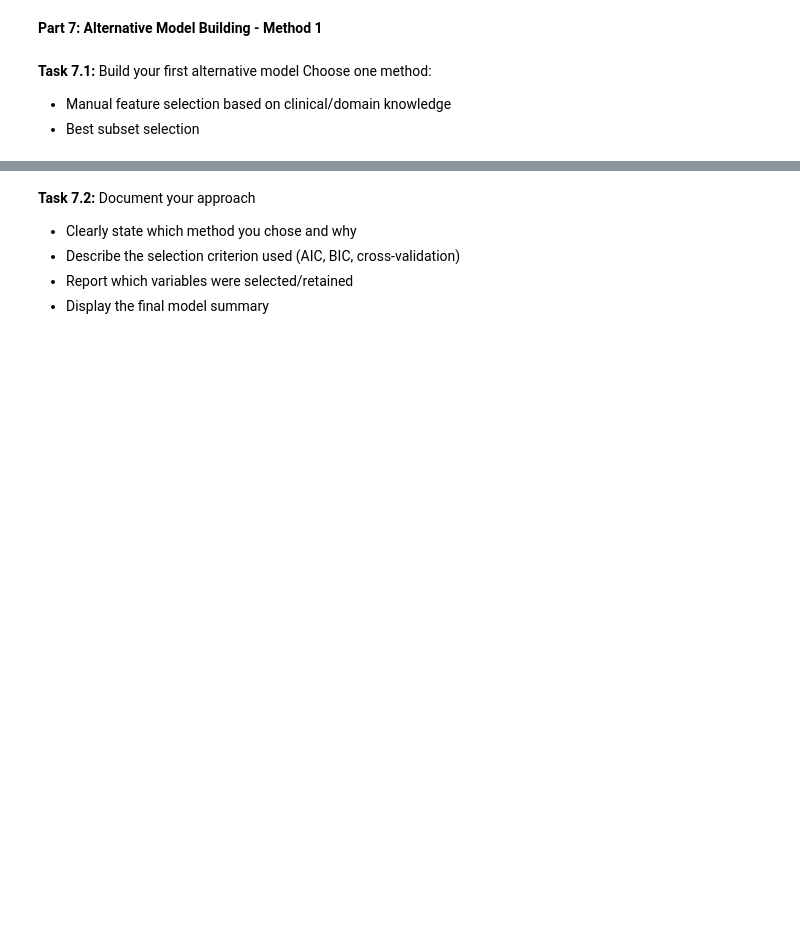
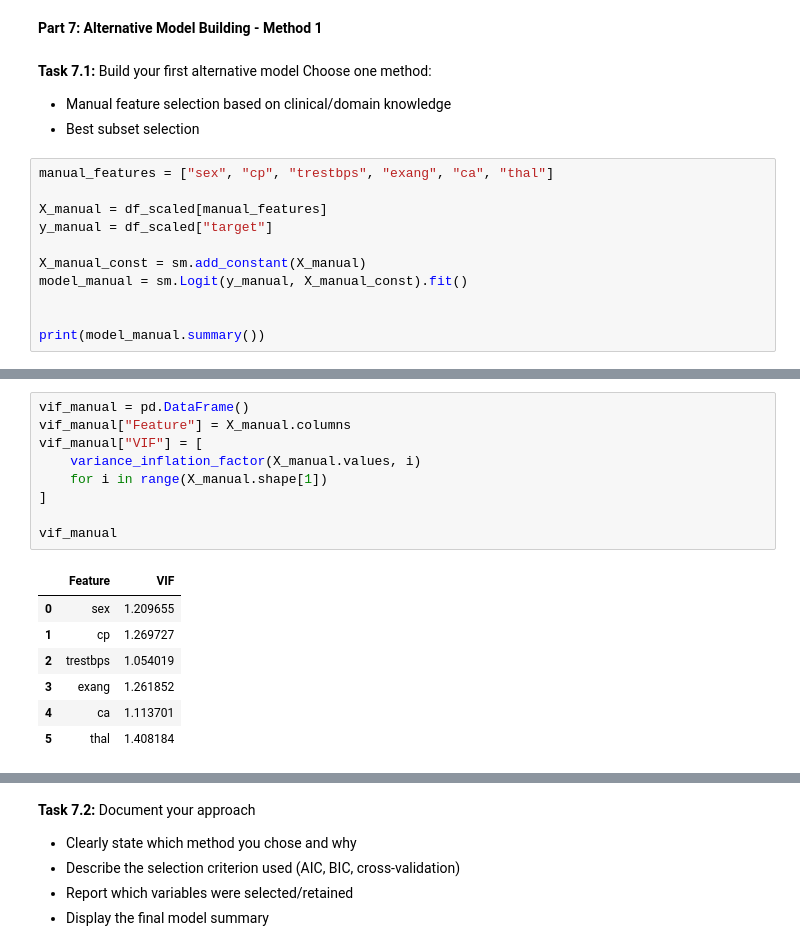
Before and after one commit to Drylryss/Logistic-Regression-Comprehensive-Exercise, a Jupyter notebook: Logistic-Regression-Comprehensive-Exercise.ipynb, the cells around one changed output, grey strips where cells are left out. Drawn from its saved outputs; the diff is of its cells as text; blank space fills up the shorter version.

```diff
--- a/Logistic-Regression-Comprehensive-Exercise.ipynb
+++ b/Logistic-Regression-Comprehensive-Exercise.ipynb
@@ -647,3 +681,14 @@ Even though your current model does not suffer from high multicollinearity, it i
 **Task 7.1:** Build your first alternative model Choose one method:<br>
 - Manual feature selection based on clinical/domain knowledge<br>
 - Best subset selection<br>
+# %%
+manual_features = ["sex", "cp", "trestbps", "exang", "ca", "thal"]
+
+X_manual = df_scaled[manual_features]
+y_manual = df_scaled["target"]
+
+X_manual_const = sm.add_constant(X_manual)
+model_manual = sm.Logit(y_manual, X_manual_const).fit()
+
+
+print(model_manual.summary())
@@ -649,0 +713,17 @@ Even though your current model does not suffer from high multicollinearity, it i
+# %%
+vif_manual = pd.DataFrame()
+vif_manual["Feature"] = X_manual.columns
+vif_manual["VIF"] = [
+    variance_inflation_factor(X_manual.values, i)
+    for i in range(X_manual.shape[1])
+]
+
+vif_manual
+# %% [output]
+|  | Feature | VIF |
+| 0 | sex | 1.209655 |
+| 1 | cp | 1.269727 |
+| 2 | trestbps | 1.054019 |
+| 3 | exang | 1.261852 |
+| 4 | ca | 1.113701 |
+| 5 | thal | 1.408184 |
```
Also changed, not shown: parts of 16 cells of this notebook.
